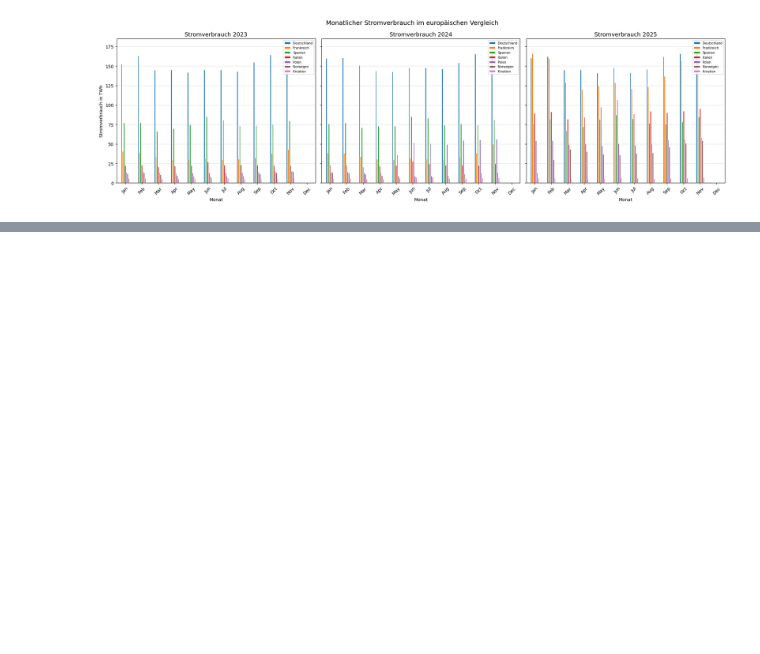
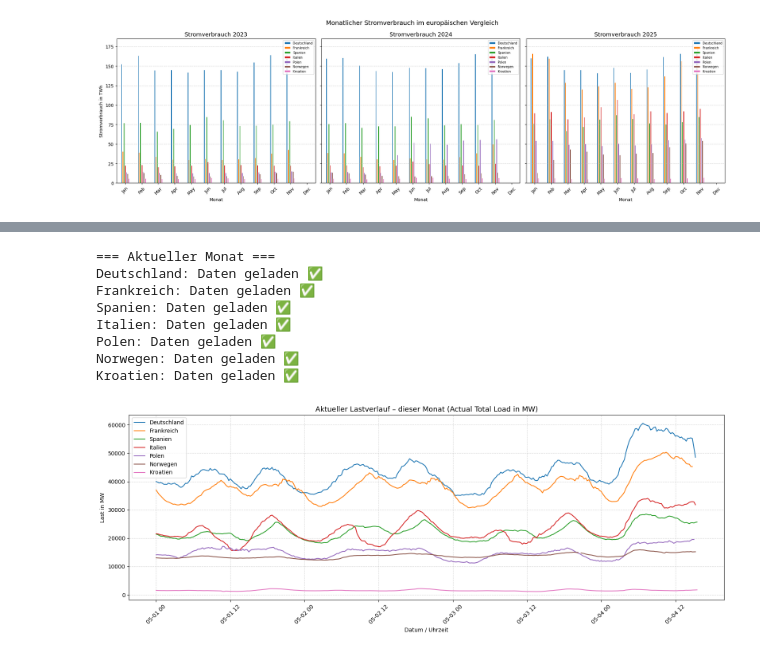
Before and after one commit to LukasK110898/Europavergleich-IT-Projekt-2026-HSWT, a Jupyter notebook: analyse.ipynb, the cells around one changed output, grey strips where cells are left out. Saved outputs shown, nothing was run; the diff lists cells and outputs as text; code cells hidden in the pictures; blank space fills up the shorter version.

```diff
--- a/analyse.ipynb
+++ b/analyse.ipynb
@@ -231,0 +295,52 @@ plt.show()
+# %%
+def lade_aktueller_monat(client, laender):
+    """
+    Lädt den stündlichen Lastverlauf des aktuellen Monats für alle Länder.
+    """
+    heute = pd.Timestamp.now(tz="UTC").normalize()
+    monatsbeginn = heute.replace(day=1)
+    monatsende = heute + pd.Timedelta(days=1)
+
+    monatsdaten_aktuell = {}
+    for land, kuerzel in laender.items():
+        try:
+            daten = client.query_load(kuerzel, start=monatsbeginn, end=monatsende)
+            if hasattr(daten, 'squeeze'):
+                daten = daten.squeeze()
+            monatsdaten_aktuell[land] = daten
+            print(f"{land}: Daten geladen ✅")
+        except Exception as e:
+            print(f"{land}: Fehler – {e}")
+
+    df = pd.concat(monatsdaten_aktuell, axis=1)
+    df.columns = monatsdaten_aktuell.keys()
+    return df
+# %%
+print("=== Aktueller Monat ===")
+df_monat_aktuell = lade_aktueller_monat(client, laender)
+
+fig, ax = plt.subplots(figsize=(16, 6))
+
+for land in df_monat_aktuell.columns:
+    ax.plot(df_monat_aktuell.index, df_monat_aktuell[land], label=land)
+
+ax.set_title("Aktueller Lastverlauf – dieser Monat (Actual Total Load in MW)", fontsize=13)
+ax.set_xlabel("Datum / Uhrzeit")
+ax.set_ylabel("Last in MW")
+ax.legend()
+ax.grid(linestyle="--", alpha=0.5)
+
+plt.xticks(rotation=45)
+plt.tight_layout()
+plt.savefig("lastverlauf_aktueller_monat.png")
+plt.show()
+# %% [output]
+=== Aktueller Monat ===
+Deutschland: Daten geladen ✅
+Frankreich: Daten geladen ✅
+Spanien: Daten geladen ✅
+Italien: Daten geladen ✅
+Polen: Daten geladen ✅
+Norwegen: Daten geladen ✅
+Kroatien: Daten geladen ✅
+[figure, added]
```
Also changed, not shown: parts of 5 cells of this notebook, 4 other files.
